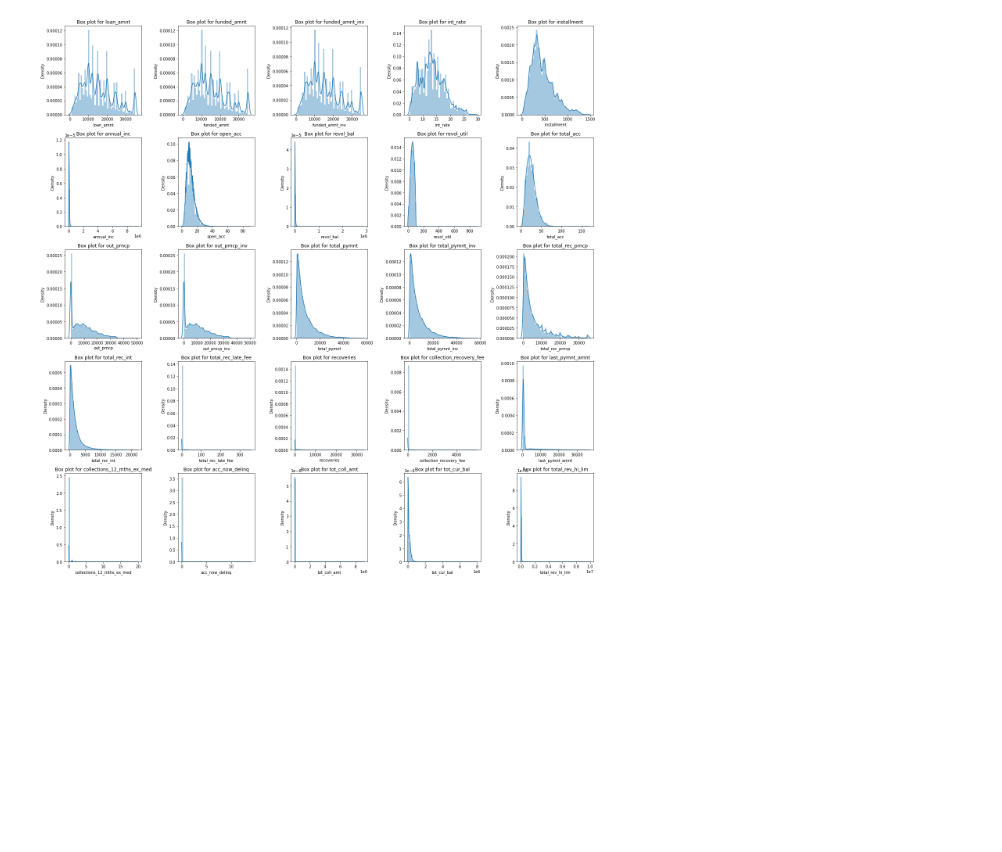
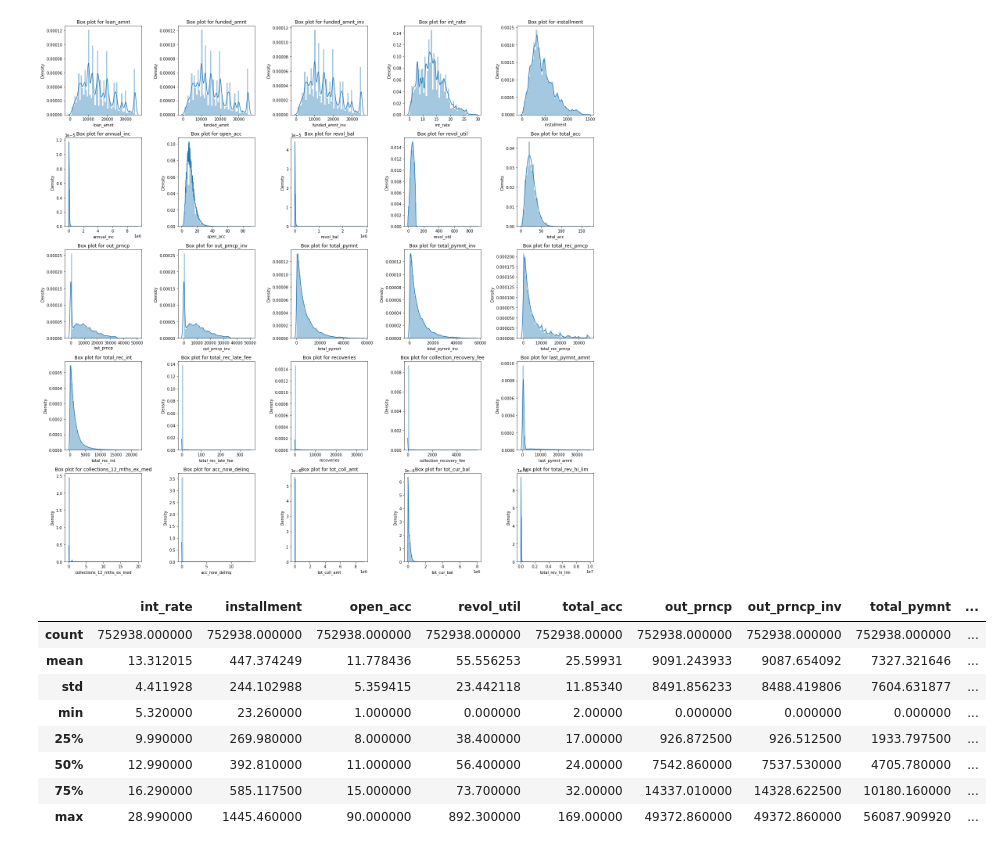
Before and after one commit to GaikwadChinmay/LendingClub-Loan-Default-Prediction, a Jupyter notebook: LendingClub Loan Default Prediction.ipynb, the cells around one changed output. Drawn from its saved outputs; the diff is of its cells as text; code cells hidden in the pictures; blank space fills up the shorter version.

```diff
--- a/LendingClub Loan Default Prediction.ipynb
+++ b/LendingClub Loan Default Prediction.ipynb
@@ -313,0 +316,12 @@ plot_dist(num_cols)
+# %%
+df[outlier_cols].describe()
+# %% [output]
+|  | int_rate | installment | open_acc | revol_util | total_acc | out_prncp | out_prncp_inv | total_pymnt | ... |
+| count | 752938.000000 | 752938.000000 | 752938.000000 | 752938.000000 | 752938.00000 | 752938.000000 | 752938.000000 | 752938.000000 | ... |
+| mean | 13.312015 | 447.374249 | 11.778436 | 55.556253 | 25.59931 | 9091.243933 | 9087.654092 | 7327.321646 | ... |
+| std | 4.411928 | 244.102988 | 5.359415 | 23.442118 | 11.85340 | 8491.856233 | 8488.419806 | 7604.631877 | ... |
+| min | 5.320000 | 23.260000 | 1.000000 | 0.000000 | 2.00000 | 0.000000 | 0.000000 | 0.000000 | ... |
+| 25% | 9.990000 | 269.980000 | 8.000000 | 38.400000 | 17.00000 | 926.872500 | 926.512500 | 1933.797500 | ... |
+| 50% | 12.990000 | 392.810000 | 11.000000 | 56.400000 | 24.00000 | 7542.860000 | 7537.530000 | 4705.780000 | ... |
+| 75% | 16.290000 | 585.117500 | 15.000000 | 73.700000 | 32.00000 | 14337.010000 | 14328.622500 | 10180.160000 | ... |
+| max | 28.990000 | 1445.460000 | 90.000000 | 892.300000 | 169.00000 | 49372.860000 | 49372.860000 | 56087.909920 | ... |
```
Also changed, not shown: parts of 3 cells of this notebook.
